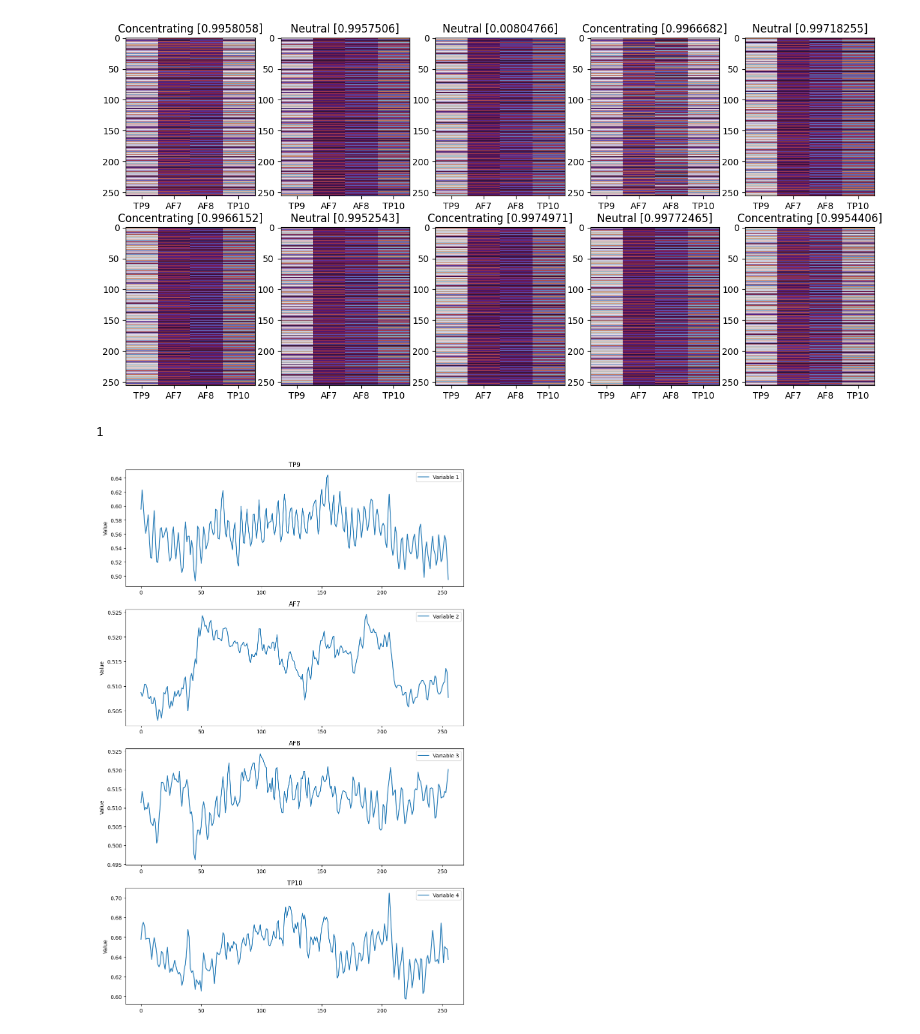
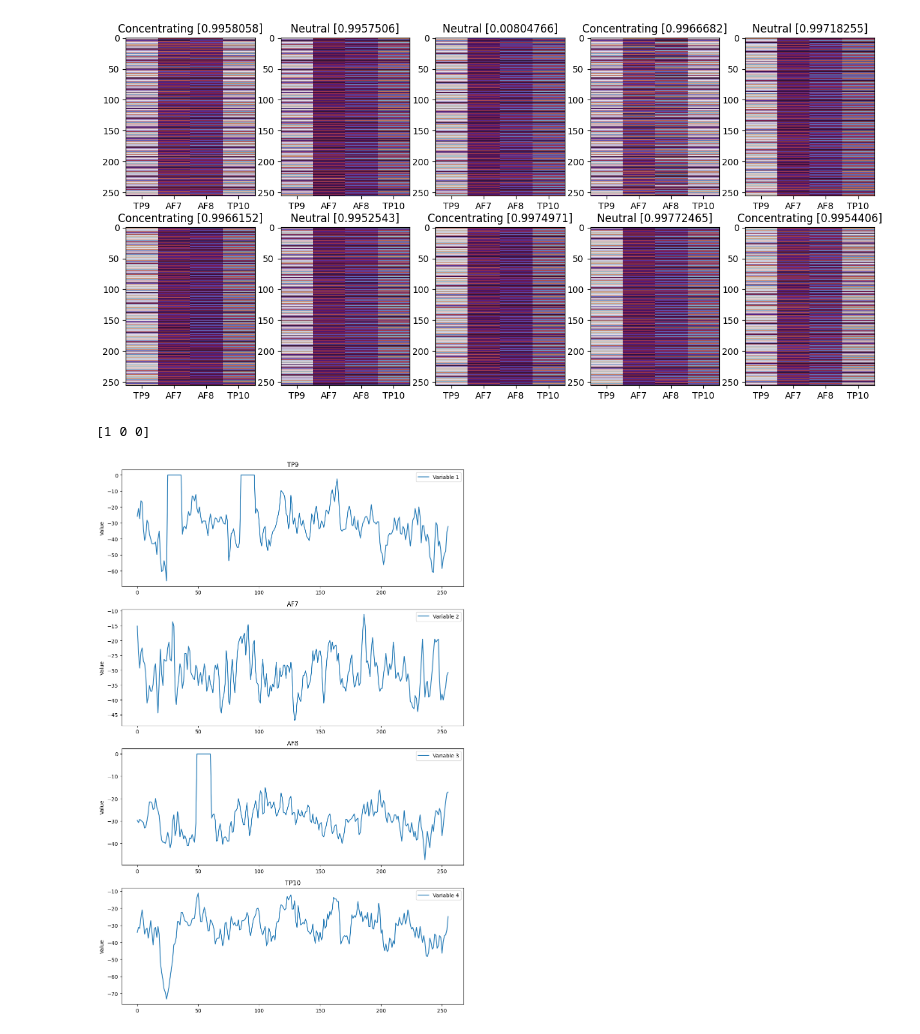
Before and after one commit to JP-Vela/BioHack2025, a Jupyter notebook: 3_output_model.ipynb, the cells around one changed output. Drawn from its saved outputs; the diff is of its cells as text; code cells hidden in the pictures.

Commit message:
New model

```diff
--- a/3_output_model.ipynb
+++ b/3_output_model.ipynb
@@ -170,6 +194,6 @@ from tensorflow.keras import regularizers
 # %%
 # Define the input shape (256x4)
-input_shape = (256, 4)
+input_shape = (512, 4)
 
 # Build the CNN model
 '''model = keras.Sequential([
@@ -185,30 +209,30 @@ input_shape = (256, 4)
 
 model = keras.Sequential([
     layers.Conv1D(32, kernel_size=5, activation='relu', input_shape=input_shape),
+    layers.MaxPooling1D(pool_size=2),
+    layers.Conv1D(64, kernel_size=6, activation='relu', kernel_regularizer=regularizers.l2(0.003)),
+    layers.Dropout(0.6),
+    layers.MaxPooling1D(pool_size=2),
+    layers.Conv1D(64, kernel_size=7, activation='relu', kernel_regularizer=regularizers.l2(0.003)),
+    layers.Dropout(0.5),
+    layers.MaxPooling1D(pool_size=2),
+    layers.Conv1D(128, kernel_size=8, activation='relu', kernel_regularizer=regularizers.l2(0.003)),
     layers.Dropout(0.4),
-    layers.MaxPooling1D(pool_size=2),
-    layers.Conv1D(64, kernel_size=5, activation='relu'),#, kernel_regularizer=regularizers.l2(0.003)),
-    layers.Dropout(0.3),
-    layers.MaxPooling1D(pool_size=2),
-    layers.Conv1D(128, kernel_size=5, activation='relu'),#, kernel_regularizer=regularizers.l2(0.003)),
-    layers.Dropout(0.3),
-    layers.MaxPooling1D(pool_size=2),
-    layers.Conv1D(256, kernel_size=5, activation='relu'),#, kernel_regularizer=regularizers.l2(0.003)),
-    layers.Dropout(0.2),
     layers.Flatten(),
     layers.Dense(128, activation='relu'),
+    # layers.Dropout(0.4),
     layers.Dense(3, activation='softmax')  # Two output neurons for two classes
 ])
 
 # Compile the model
-model.compile(optimizer=keras.optimizers.Adam(learning_rate=0.002),
+model.compile(optimizer=keras.optimizers.Adam(),
               loss='categorical_crossentropy',
               metrics=['accuracy'])
 
 # Display the model summary
 # model.summary()
 # %%
-filepath = "models/3_output_model_jonny.keras"
+filepath = "models/3_output_model_jonny_3.keras"
 checkpoint = ModelCheckpoint(
     filepath,
     monitor='val_accuracy',
@@ -218,5 +242,5 @@ checkpoint = ModelCheckpoint(
 )
 
 
-model.fit(X_train_scaled, y_train, epochs=30, validation_data=(X_test_scaled, y_test), callbacks=[checkpoint])
+model.fit(X_train_scaled, y_train, epochs=200, validation_data=(X_test_scaled, y_test), callbacks=[checkpoint])
 # %% [output]
@@ -331,12 +357,12 @@ def plot_sample(sample):
     # Display the plot
     plt.show()
 # %%
-a = 9
+a = 1
 print(y_train[a])
 plot_sample(X_train_scaled[a])
 # %% [output]
-1
+[1 0 0]
-[figure, old version]
+[figure, new version]
 # %%
 eeg_data = X_train_scaled[1]  # Simulated EEG data
 
```
Also changed, not shown: parts of 11 cells of this notebook, 6 other files.
